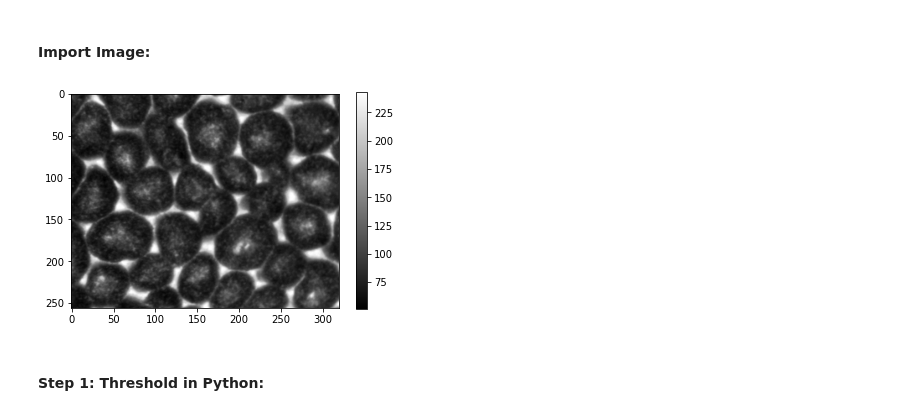
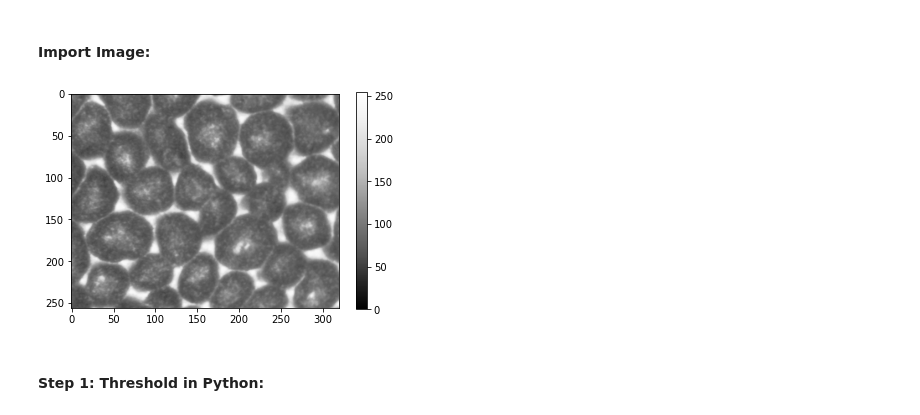
Before and after one commit to johnmays/convection-cell-research, a Jupyter notebook: image_processing/augmented_watershed.ipynb, the cells around one changed output. Drawn from its saved outputs; the diff is of its cells as text; code cells hidden in the pictures.

```diff
--- a/image_processing/augmented_watershed.ipynb
+++ b/image_processing/augmented_watershed.ipynb
@@ -15,15 +15,15 @@ import os
 # %%
 source_dir = "/Users/johnmays/Documents/Wirth Lab/convection-cell-research/data/LCB6mil90deg0_frames"
 os.chdir(source_dir)
 frame1 = cv.imread('frame1.png')
 height, width, depth = np.shape(frame1)
 frame1_downsized = cv.resize(frame1, (int(width/2), int(height/2)), cv.INTER_AREA) # downsize
 frame1_downsized_gray = cv.cvtColor(frame1_downsized,cv.COLOR_BGR2GRAY)
 frame1_cropped = frame1_downsized_gray[0:256,0:320]
-plt.imshow(frame1_cropped, cmap='binary_r')
+plt.imshow(frame1_cropped, cmap='Greys_r', vmin=0, vmax=255)
 plt.colorbar();
 # %% [output]
-[figure, old version]
+[figure, new version]
 # %% [markdown]
 #### Step 1: Threshold in Python:
 # %%
```
Also changed, not shown: parts of 7 cells of this notebook.
